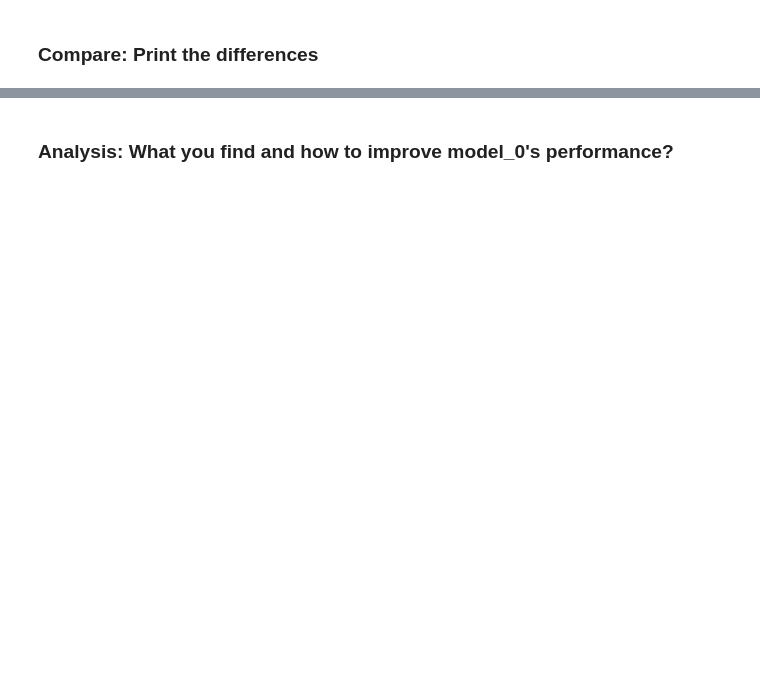
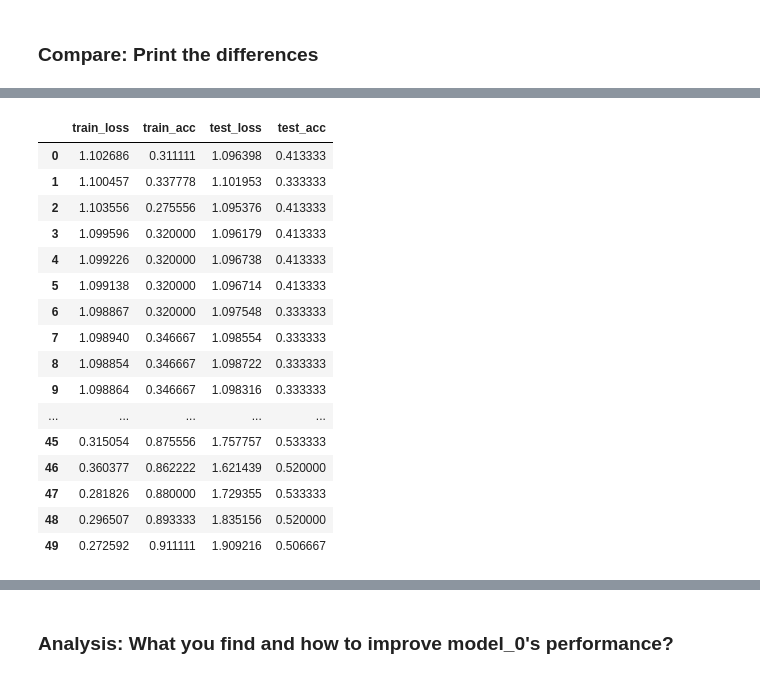
Before and after one commit to Xushuolin/ML-work, a Jupyter notebook: assig/project.ipynb, the cells around one changed output, grey strips where cells are left out. Saved outputs shown, nothing was run; the diff lists cells and outputs as text; code cells hidden in the pictures; blank space fills up the shorter version.

```diff
--- a/assig/project.ipynb
+++ b/assig/project.ipynb
@@ -557,0 +582,20 @@ model_compare_1
+# %%
+model_compare_3
+# %% [output]
+|  | train_loss | train_acc | test_loss | test_acc |
+| 0 | 1.102686 | 0.311111 | 1.096398 | 0.413333 |
+| 1 | 1.100457 | 0.337778 | 1.101953 | 0.333333 |
+| 2 | 1.103556 | 0.275556 | 1.095376 | 0.413333 |
+| 3 | 1.099596 | 0.320000 | 1.096179 | 0.413333 |
+| 4 | 1.099226 | 0.320000 | 1.096738 | 0.413333 |
+| 5 | 1.099138 | 0.320000 | 1.096714 | 0.413333 |
+| 6 | 1.098867 | 0.320000 | 1.097548 | 0.333333 |
+| 7 | 1.098940 | 0.346667 | 1.098554 | 0.333333 |
+| 8 | 1.098854 | 0.346667 | 1.098722 | 0.333333 |
+| 9 | 1.098864 | 0.346667 | 1.098316 | 0.333333 |
+| ... | ... | ... | ... | ... |
+| 45 | 0.315054 | 0.875556 | 1.757757 | 0.533333 |
+| 46 | 0.360377 | 0.862222 | 1.621439 | 0.520000 |
+| 47 | 0.281826 | 0.880000 | 1.729355 | 0.533333 |
+| 48 | 0.296507 | 0.893333 | 1.835156 | 0.520000 |
+| 49 | 0.272592 | 0.911111 | 1.909216 | 0.506667 |
```
Also changed, not shown: parts of 34 cells of this notebook, 3 other files.
